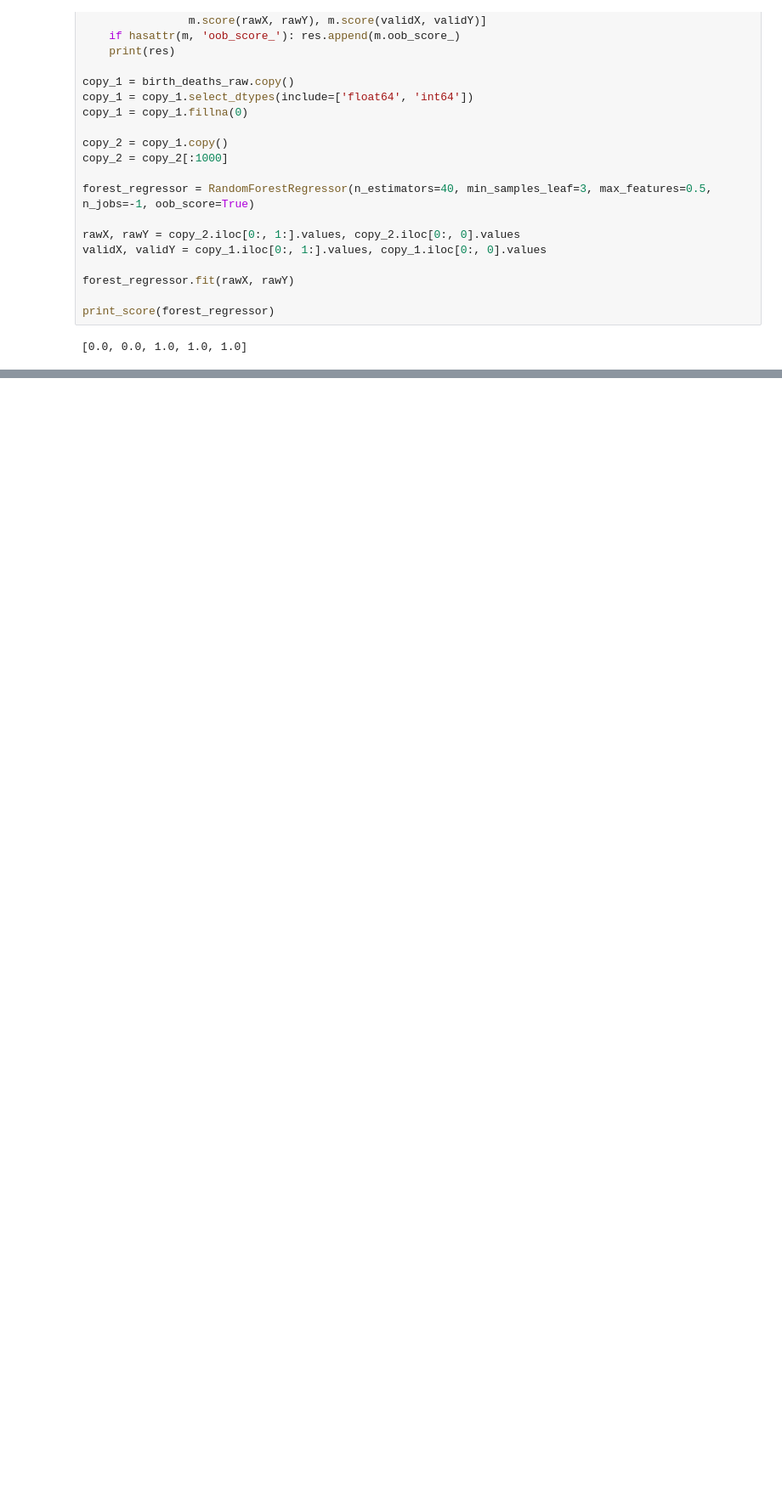
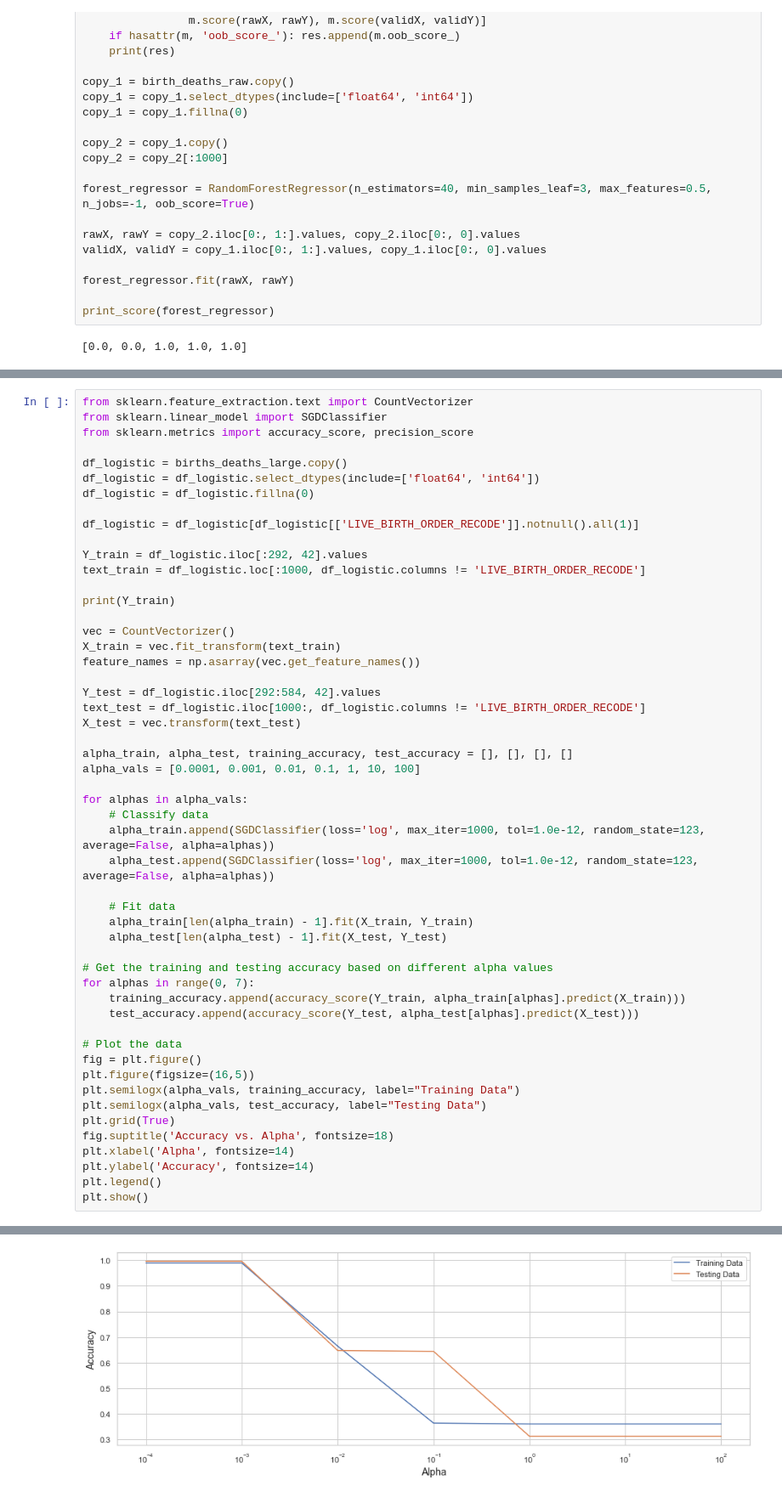
Before and after one commit to OliverCollins/team_32, a Jupyter notebook: ds4a.ipynb, the cells around one changed output, grey strips where cells are left out. Shown: that part at 85% size. Drawn from its saved outputs; the diff is of its cells as text; blank space fills up the shorter version.

```diff
--- a/ds4a.ipynb
+++ b/ds4a.ipynb
@@ -237,0 +305,53 @@ print_score(forest_regressor)
+# %%
+from sklearn.feature_extraction.text import CountVectorizer
+from sklearn.linear_model import SGDClassifier
+from sklearn.metrics import accuracy_score, precision_score
+
+df_logistic = births_deaths_large.copy()
+df_logistic = df_logistic.select_dtypes(include=['float64', 'int64'])
+df_logistic = df_logistic.fillna(0)
+
+df_logistic = df_logistic[df_logistic[['LIVE_BIRTH_ORDER_RECODE']].notnull().all(1)]
+
+Y_train = df_logistic.iloc[:292, 42].values
+text_train = df_logistic.loc[:1000, df_logistic.columns != 'LIVE_BIRTH_ORDER_RECODE']
+
+print(Y_train)
+
+vec = CountVectorizer()
+X_train = vec.fit_transform(text_train)
+feature_names = np.asarray(vec.get_feature_names())
+
+Y_test = df_logistic.iloc[292:584, 42].values
+text_test = df_logistic.iloc[1000:, df_logistic.columns != 'LIVE_BIRTH_ORDER_RECODE']
+X_test = vec.transform(text_test)
+
+alpha_train, alpha_test, training_accuracy, test_accuracy = [], [], [], []
+alpha_vals = [0.0001, 0.001, 0.01, 0.1, 1, 10, 100]
+
+for alphas in alpha_vals:
+    # Classify data
+    alpha_train.append(SGDClassifier(loss='log', max_iter=1000, tol=1.0e-12, random_state=123, average=False, alpha=alphas))
+    alpha_test.append(SGDClassifier(loss='log', max_iter=1000, tol=1.0e-12, random_state=123, average=False, alpha=alphas))
+
+    # Fit data
+    alpha_train[len(alpha_train) - 1].fit(X_train, Y_train)
+    alpha_test[len(alpha_test) - 1].fit(X_test, Y_test)
+
+# Get the training and testing accuracy based on different alpha values
+for alphas in range(0, 7):
+    training_accuracy.append(accuracy_score(Y_train, alpha_train[alphas].predict(X_train)))
+    test_accuracy.append(accuracy_score(Y_test, alpha_test[alphas].predict(X_test)))
+
+# Plot the data
+fig = plt.figure()
+plt.figure(figsize=(16,5))
+plt.semilogx(alpha_vals, training_accuracy, label="Training Data")
+plt.semilogx(alpha_vals, test_accuracy, label="Testing Data")
+plt.grid(True)
+fig.suptitle('Accuracy vs. Alpha', fontsize=18)
+plt.xlabel('Alpha', fontsize=14)
+plt.ylabel('Accuracy', fontsize=14)
+plt.legend()
+plt.show()
+# %% [output]
@@ -237,0 +367 @@ print_score(forest_regressor)
+[figure, added]
```
Also changed, not shown: parts of 7 cells of this notebook.
